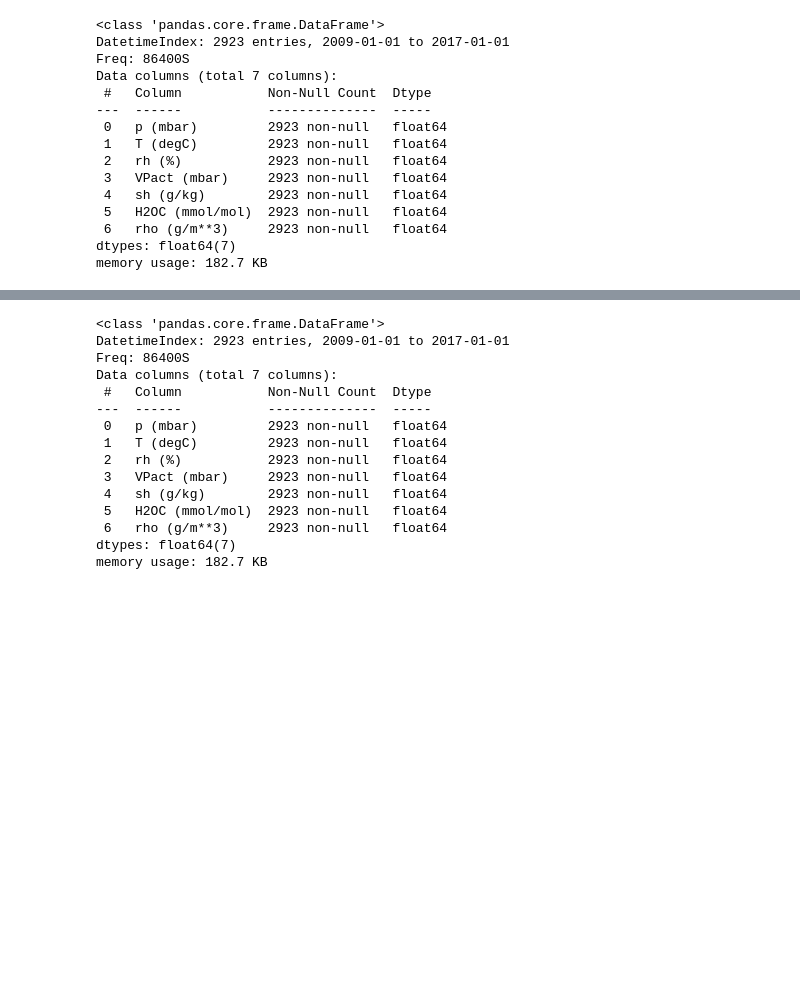
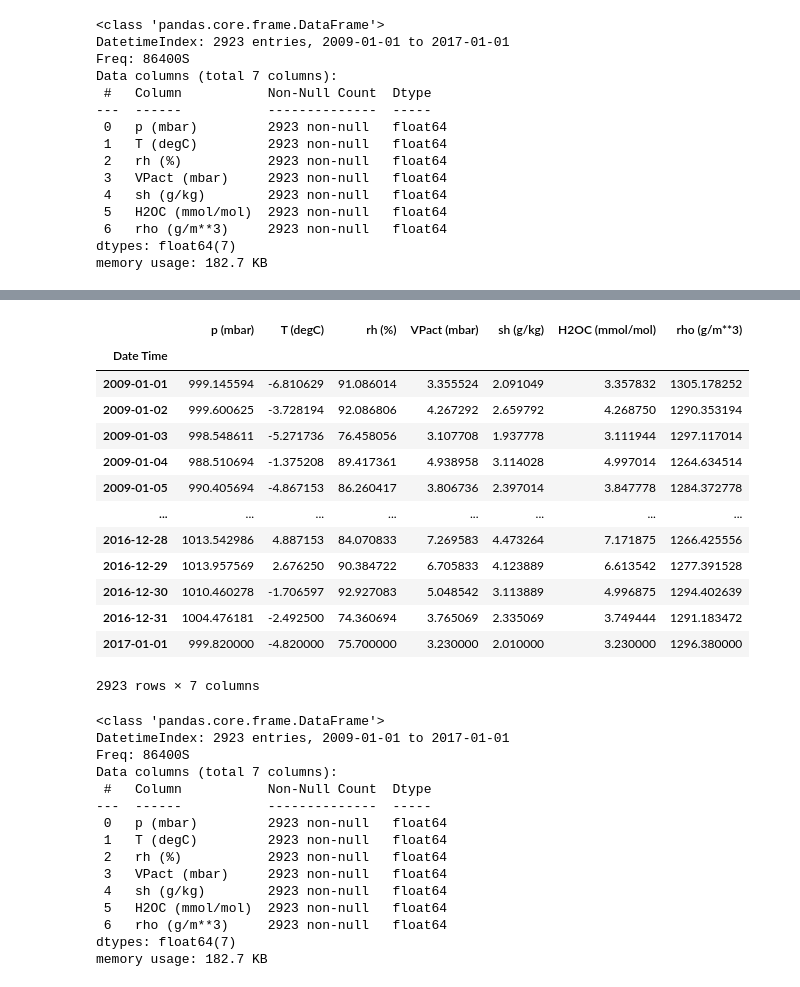
Before and after one commit to alessiosavi/TimeSeries-BoilerCode, a Jupyter notebook: Tensorflow_MultiVariate_FeatureSelection.ipynb, the cells around one changed output, grey strips where cells are left out. Cells and saved outputs as stored; diff of their text form; code cells hidden in the pictures; blank space fills up the shorter version.

```diff
--- a/Tensorflow_MultiVariate_FeatureSelection.ipynb
+++ b/Tensorflow_MultiVariate_FeatureSelection.ipynb
@@ -104,3 +130,20 @@ X_filtered = select_features(df, df["T (degC)"].values,n_jobs=7,show_warnings=Tr
+# %%
+df
+# %% [output]
+|  | p (mbar) | T (degC) | rh (%) | VPact (mbar) | sh (g/kg) | H2OC (mmol/mol) | rho (g/m**3) |
+| Date Time |  |  |  |  |  |  |  |
+| 2009-01-01 | 999.145594 | -6.810629 | 91.086014 | 3.355524 | 2.091049 | 3.357832 | 1305.178252 |
+| 2009-01-02 | 999.600625 | -3.728194 | 92.086806 | 4.267292 | 2.659792 | 4.268750 | 1290.353194 |
+| 2009-01-03 | 998.548611 | -5.271736 | 76.458056 | 3.107708 | 1.937778 | 3.111944 | 1297.117014 |
+| 2009-01-04 | 988.510694 | -1.375208 | 89.417361 | 4.938958 | 3.114028 | 4.997014 | 1264.634514 |
+| 2009-01-05 | 990.405694 | -4.867153 | 86.260417 | 3.806736 | 2.397014 | 3.847778 | 1284.372778 |
+| ... | ... | ... | ... | ... | ... | ... | ... |
+| 2016-12-28 | 1013.542986 | 4.887153 | 84.070833 | 7.269583 | 4.473264 | 7.171875 | 1266.425556 |
+| 2016-12-29 | 1013.957569 | 2.676250 | 90.384722 | 6.705833 | 4.123889 | 6.613542 | 1277.391528 |
+| 2016-12-30 | 1010.460278 | -1.706597 | 92.927083 | 5.048542 | 3.113889 | 4.996875 | 1294.402639 |
+| 2016-12-31 | 1004.476181 | -2.492500 | 74.360694 | 3.765069 | 2.335069 | 3.749444 | 1291.183472 |
+| 2017-01-01 | 999.820000 | -4.820000 | 75.700000 | 3.230000 | 2.010000 | 3.230000 | 1296.380000 |
+2923 rows × 7 columns
 # %%
 df.info(verbose=True, memory_usage=True, show_counts=True)
 # %% [output]
```
Also changed, not shown: parts of 11 cells of this notebook, 1 other file.
